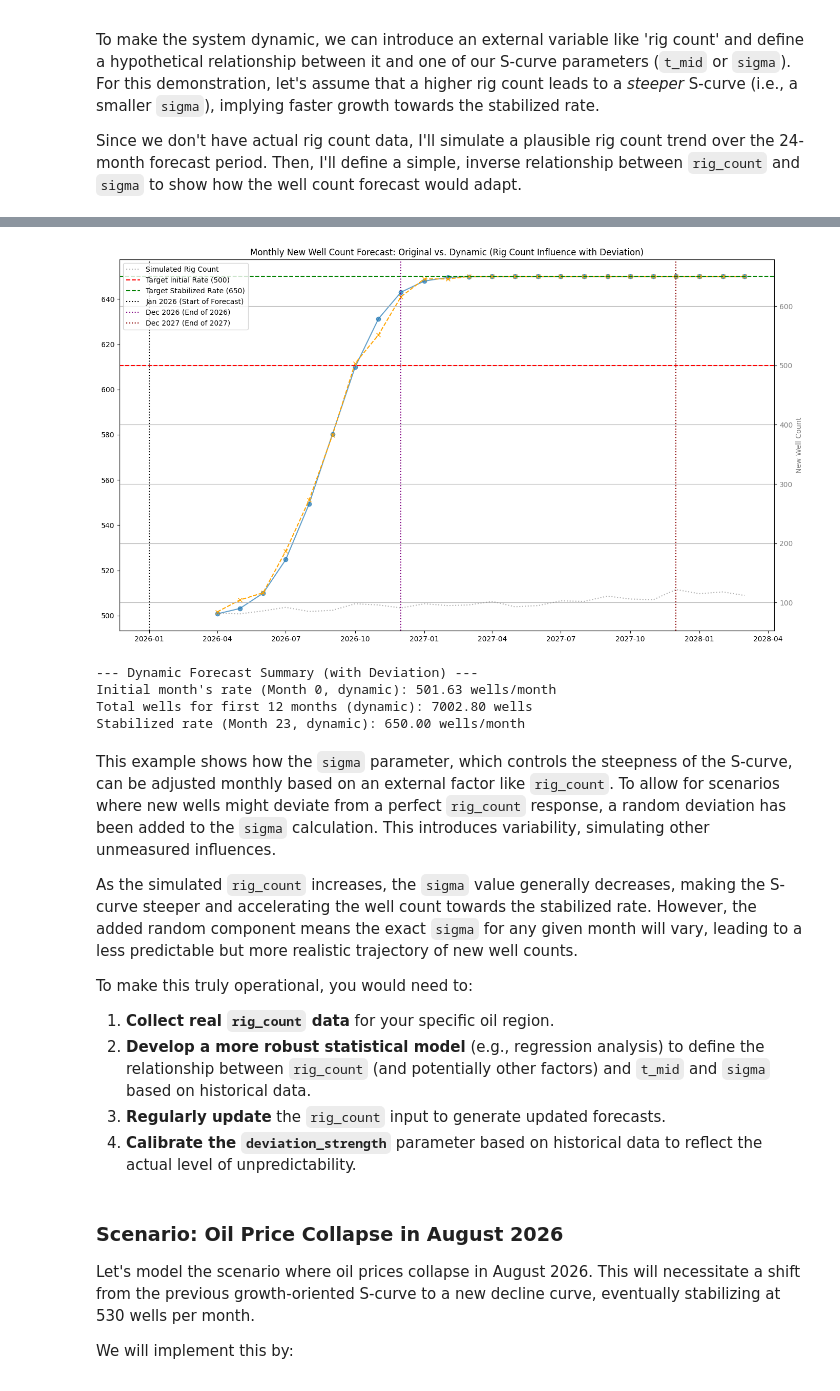
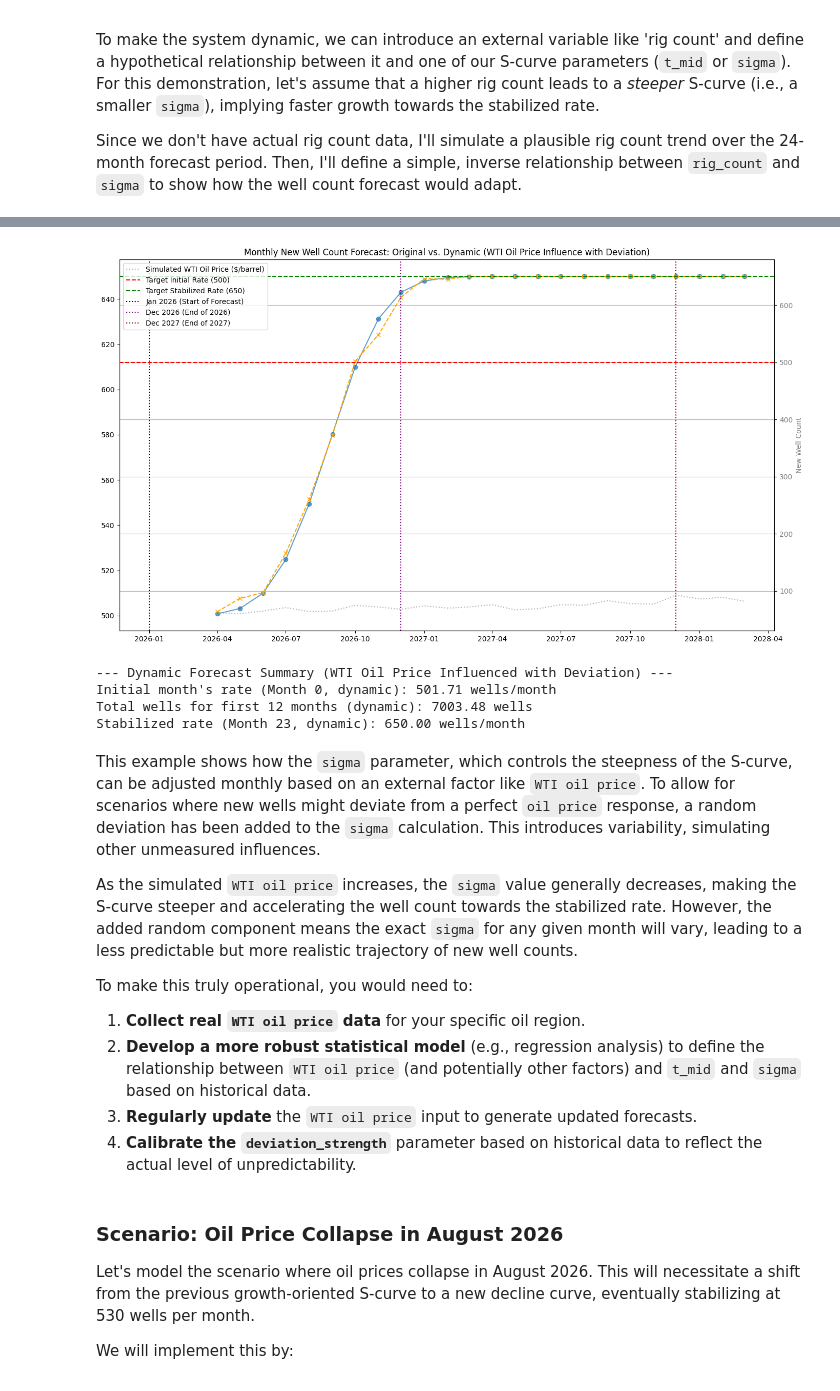
Before and after one commit to JozefSL/pyNotes, a Jupyter notebook: sc/2Sv1.ipynb, the cells around one changed output, grey strips where cells are left out. Cells and saved outputs as stored; diff of their text form; code cells hidden in the pictures.

```diff
--- a/sc/2Sv1.ipynb
+++ b/sc/2Sv1.ipynb
@@ -195,77 +198,77 @@ Dynamic Sigma values (min: 1.27, max: 2.29):
 # %%
 import pandas as pd
 
-# Re-calculate monthly well counts using dynamic sigma values
+# Re-calculate monthly well counts using dynamic sigma values derived from WTI oil price
 
 # We'll keep t_mid constant for this example, but it could also be dynamic
 # We iterate to apply a different sigma for each month's rate calculation.
 # Note: This is a simplification; in a true dynamic system, the curve might be re-evaluated
 # more frequently or with a different mathematical approach for month-to-month changes.
 
-monthly_wells_dynamic_forecast = []
+monthly_wells_oil_price_dynamic_forecast = []
 for i, month_val in enumerate(months_forecast):
-    # For each month, we use the corresponding dynamic sigma
-    rate = s_curve_rate(month_val, optimized_t_mid, dynamic_sigmas[i])
-    monthly_wells_dynamic_forecast.append(rate)
+    # For each month, we use the corresponding dynamic sigma from oil price
+    rate = s_curve_rate(month_val, optimized_t_mid, dynamic_sigmas_oil_price[i])
+    monthly_wells_oil_price_dynamic_forecast.append(rate)
 
-monthly_wells_dynamic_forecast = np.array(monthly_wells_dynamic_forecast)
+monthly_wells_oil_price_dynamic_forecast = np.array(monthly_wells_oil_price_dynamic_forecast)
 
 # Define the start date for the forecast (NOW JANUARY 2026) and generate forecast_dates
 start_date = pd.to_datetime('2026-01-01')
 # Adjust forecast_dates to cover the new total_forecast_months (27 months from Jan 2026)
 total_forecast_months = 27 # Explicitly set to 27 for consistency
 forecast_dates = [start_date + pd.DateOffset(months=int(m)) for m in range(total_forecast_months)]
 
-# Plotting the original forecast vs. dynamic forecast
+# Plotting the original forecast vs. dynamic forecast (Oil Price Influenced)
 plt.figure(figsize=(14, 8))
 
 # Original Forecast (24 months, starts April 2026 which is index 3 in forecast_dates)
 plt.plot(forecast_dates[3:3+len(monthly_wells_forecast)], monthly_wells_forecast, marker='o', linestyle='-', label='Original S-curve Forecast', alpha=0.7)
 
-# Dynamic Forecast (24 months, starts April 2026 which is index 3 in forecast_dates)
-plt.plot(forecast_dates[3:3+len(monthly_wells_dynamic_forecast)], monthly_wells_dynamic_forecast, marker='x', linestyle='--', color='orange', label='Dynamic S-curve Forecast (Rig Count Influenced with Deviation)')
+# Dynamic Forecast (Oil Price Influenced) (24 months, starts April 2026 which is index 3 in forecast_dates)
+plt.plot(forecast_dates[3:3+len(monthly_wells_oil_price_dynamic_forecast)], monthly_wells_oil_price_dynamic_forecast, marker='x', linestyle='--', color='orange', label='Dynamic S-curve Forecast (WTI Oil Price Influenced with Deviation)')
 
-# Simulated Rig Count (on a secondary axis) (24 months, starts April 2026)
+# Simulated WTI Oil Price (on a secondary axis) (24 months, starts April 2026)
 ax2 = plt.gca().twinx()
-ax2.plot(forecast_dates[3:3+len(rig_count_simulated)], rig_count_simulated, color='gray', linestyle=':', label='Simulated Rig Count', alpha=0.6)
-ax2.set_ylabel('Simulated Rig Count', color='gray')
+ax2.plot(forecast_dates[3:3+len(wti_oil_price_simulated)], wti_oil_price_simulated, color='gray', linestyle=':', label='Simulated WTI Oil Price ($/barrel)', alpha=0.6)
+ax2.set_ylabel('Simulated WTI Oil Price ($/barrel)', color='gray')
 ax2.tick_params(axis='y', labelcolor='gray')
 
 # Reference lines
 plt.axhline(y=500, color='r', linestyle='--', label='Target Initial Rate (500)')
 plt.axhline(y=650, color='g', linestyle='--', label='Target Stabilized Rate (650)')
 plt.axvline(x=forecast_dates[0], color='k', linestyle=':', label='Jan 2026 (Start of Forecast)')
 plt.axvline(x=forecast_dates[11], color='purple', linestyle=':', label='Dec 2026 (End of 2026)')
 plt.axvline(x=forecast_dates[23], color='darkred', linestyle=':', label='Dec 2027 (End of 2027)')
 
-plt.title('Monthly New Well Count Forecast: Original vs. Dynamic (Rig Count Influence with Deviation)')
+plt.title('Monthly New Well Count Forecast: Original vs. Dynamic (WTI Oil Price Influence with Deviation)')
 plt.xlabel('Date')
 plt.ylabel('New Well Count')
 plt.grid(True)
 plt.legend(loc='upper left')
 plt.xticks(rotation=45)
 plt.tight_layout()
 plt.show()
 
-print(f"\n--- Dynamic Forecast Summary (with Deviation) ---")
-print(f"Initial month's rate (Month 0, dynamic): {monthly_wells_dynamic_forecast[0]:.2f} wells/month")
-print(f"Total wells for first 12 months (dynamic): {np.sum(monthly_wells_dynamic_forecast[:12]):.2f} wells")
-print(f"Stabilized rate (Month 23, dynamic): {monthly_wells_dynamic_forecast[-1]:.2f} wells/month")
+print(f"\n--- Dynamic Forecast Summary (WTI Oil Price Influenced with Deviation) ---")
+print(f"Initial month's rate (Month 0, dynamic): {monthly_wells_oil_price_dynamic_forecast[0]:.2f} wells/month")
+print(f"Total wells for first 12 months (dynamic): {np.sum(monthly_wells_oil_price_dynamic_forecast[:12]):.2f} wells")
+print(f"Stabilized rate (Month 23, dynamic): {monthly_wells_oil_price_dynamic_forecast[-1]:.2f} wells/month")
 # %% [output]
-[figure, old version]
+[figure, new version]
---- Dynamic Forecast Summary (with Deviation) ---
-Initial month's rate (Month 0, dynamic): 501.63 wells/month
-Total wells for first 12 months (dynamic): 7002.80 wells
+--- Dynamic Forecast Summary (WTI Oil Price Influenced with Deviation) ---
+Initial month's rate (Month 0, dynamic): 501.71 wells/month
+Total wells for first 12 months (dynamic): 7003.48 wells
 Stabilized rate (Month 23, dynamic): 650.00 wells/month
 # %% [markdown]
-This example shows how the `sigma` parameter, which controls the steepness of the S-curve, can be adjusted monthly based on an external factor like `rig_count`. To allow for scenarios where new wells might deviate from a perfect `rig_count` response, a random deviation has been added to the `sigma` calculation. This introduces variability, simulating other unmeasured influences.
+This example shows how the `sigma` parameter, which controls the steepness of the S-curve, can be adjusted monthly based on an external factor like `WTI oil price`. To allow for scenarios where new wells might deviate from a perfect `oil price` response, a random deviation has been added to the `sigma` calculation. This introduces variability, simulating other unmeasured influences.
 
-As the simulated `rig_count` increases, the `sigma` value generally decreases, making the S-curve steeper and accelerating the well count towards the stabilized rate. However, the added random component means the exact `sigma` for any given month will vary, leading to a less predictable but more realistic trajectory of new well counts.
+As the simulated `WTI oil price` increases, the `sigma` value generally decreases, making the S-curve steeper and accelerating the well count towards the stabilized rate. However, the added random component means the exact `sigma` for any given month will vary, leading to a less predictable but more realistic trajectory of new well counts.
 
 To make this truly operational, you would need to:
-1.  **Collect real `rig_count` data** for your specific oil region.
-2.  **Develop a more robust statistical model** (e.g., regression analysis) to define the relationship between `rig_count` (and potentially other factors) and `t_mid` and `sigma` based on historical data.
-3.  **Regularly update** the `rig_count` input to generate updated forecasts.
+1.  **Collect real `WTI oil price` data** for your specific oil region.
+2.  **Develop a more robust statistical model** (e.g., regression analysis) to define the relationship between `WTI oil price` (and potentially other factors) and `t_mid` and `sigma` based on historical data.
+3.  **Regularly update** the `WTI oil price` input to generate updated forecasts.
 4.  **Calibrate the `deviation_strength`** parameter based on historical data to reflect the actual level of unpredictability.
 # %% [markdown]
 ### Scenario: Oil Price Collapse in August 2026
```
Also changed, not shown: parts of 3 cells of this notebook.
